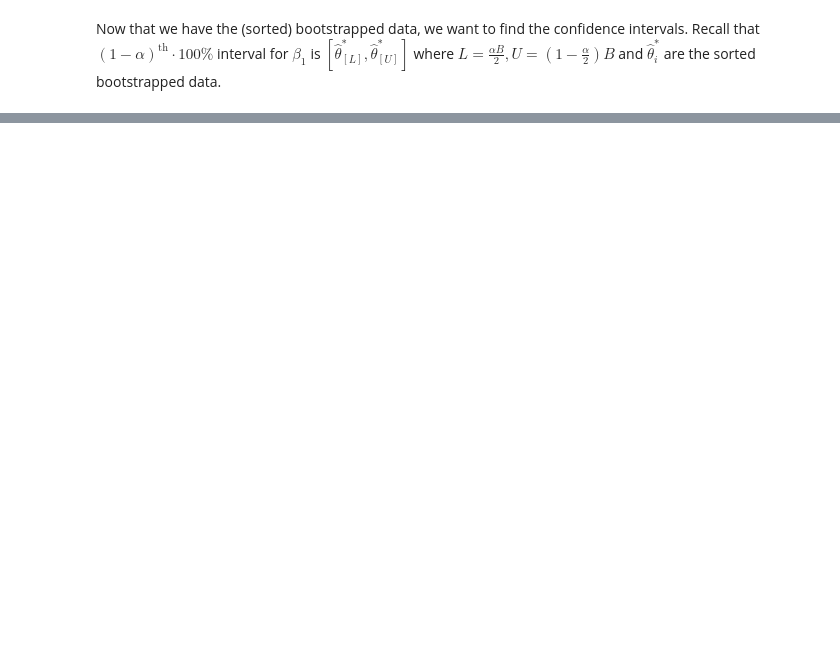
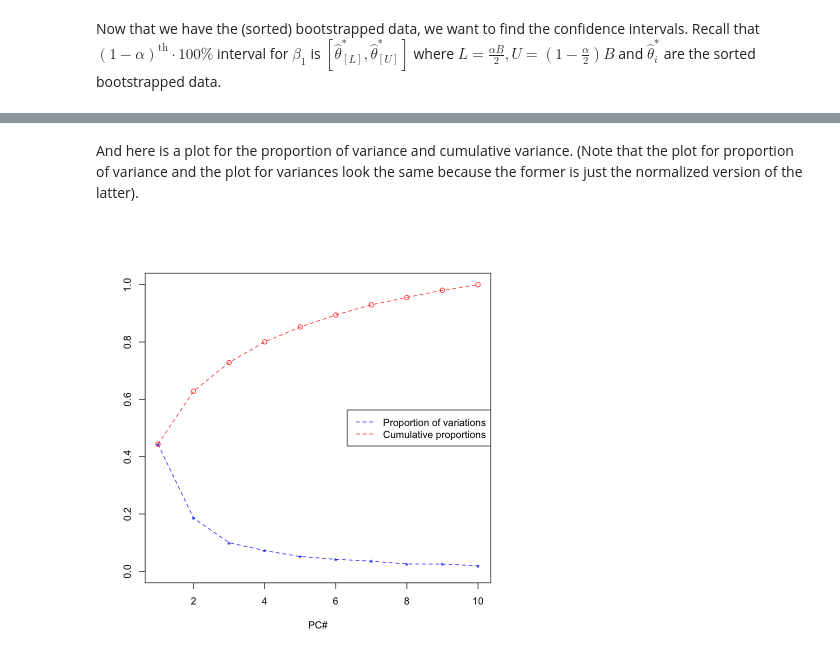
Before and after one commit to nilavam/Data-Mining, a Jupyter notebook: Assign2/Assignment 2.ipynb, the cells around one changed output, grey strips where cells are left out. Saved outputs shown, nothing was run; the diff lists cells and outputs as text; code cells hidden in the pictures; blank space fills up the shorter version.

```diff
--- a/Assign2/Assignment 2.ipynb
+++ b/Assign2/Assignment 2.ipynb
@@ -79,0 +113,8 @@ numeric(0)
+# %% [markdown]
+And here is a plot for the proportion of variance and cumulative variance. (Note that the plot for proportion of variance and the plot for variances look the same because the former is just the normalized version of the latter).
+# %%
+plot(pca$sdev^2 / sum(pca$sdev^2), ylim=c(0,1), type='o', lty=2, pch = "*", col="blue",xlab="PC#",ylab="")
+points(cumsum(pca$sdev^2 / sum(pca$sdev^2)),type='o',lty = 2, col="red")
+legend("right", legend=c("Proportion of variations","Cumulative proportions"), col=c("blue","red"), lty=c(2,2), cex=1)
+# %% [output]
+[figure, added]
```
Also changed, not shown: parts of 15 cells of this notebook, 3 other files.
